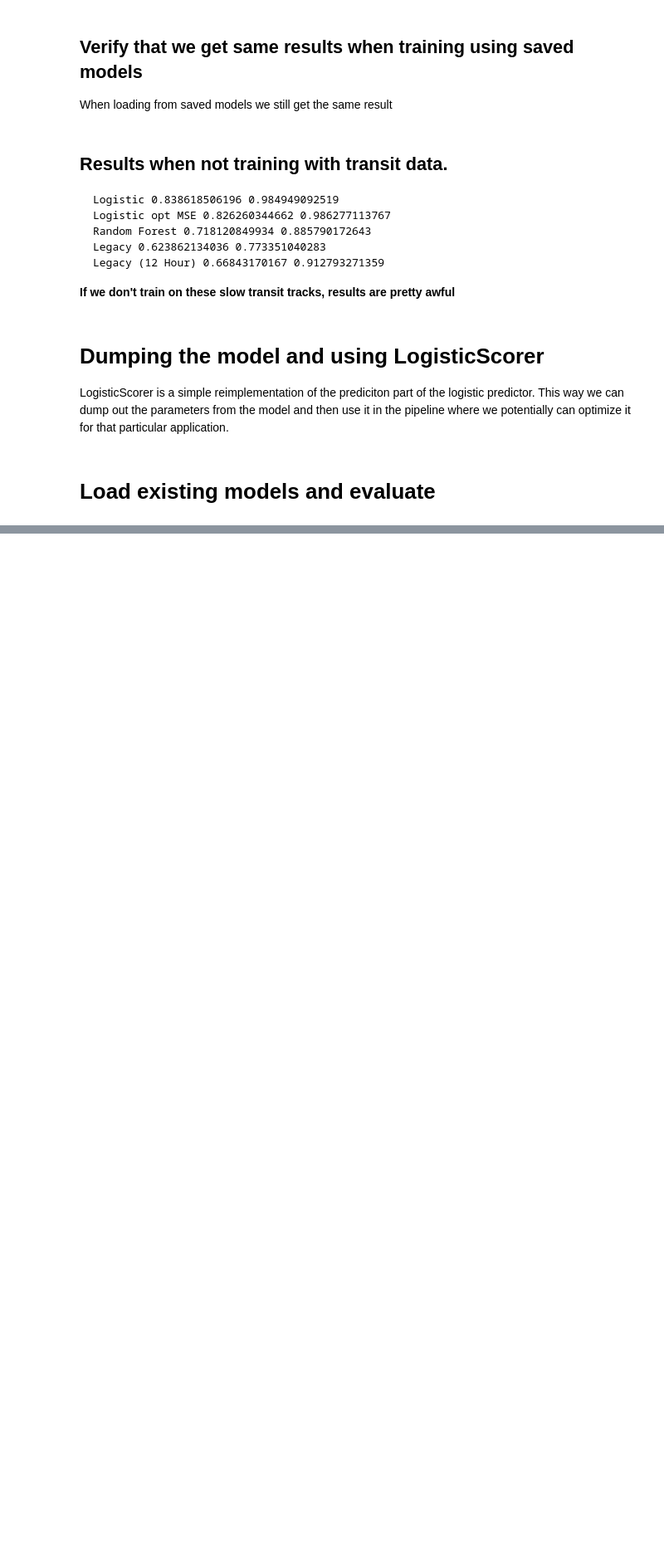
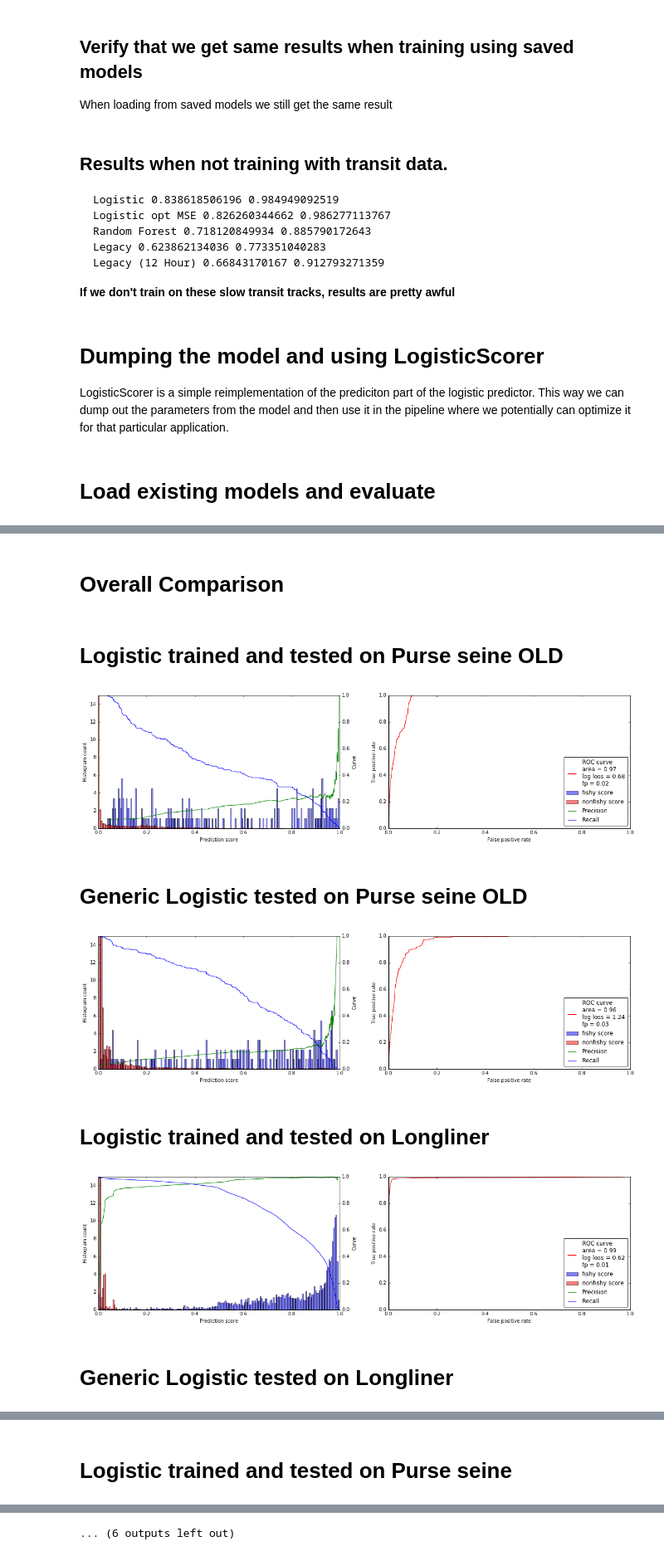
Before and after one commit to marketler/GFW_vessel_scoring, a Jupyter notebook: Compare_single_models.ipynb, the cells around one changed output, grey strips where cells are left out. Shown at 83% size. Drawn from its saved outputs; the diff is of its cells as text; code cells hidden in the pictures; blank space fills up the shorter version.

```diff
--- a/Compare_single_models.ipynb
+++ b/Compare_single_models.ipynb
@@ -221,4 +221,5 @@ for name, mdl in loaded_models.iteritems():
 
     generic_model = loaded_models[name.split("--")[0]]
 
-    evaluate_model(generic_model, test_data, name="Generic %s tested on " % (method, dataname))
+    evaluate_model(generic_model, test_data, name="Generic %s tested on %s" % (method, dataname))
+# %% [output]
@@ -224,0 +240,8 @@ for name, mdl in loaded_models.iteritems():
+Overall Comparison
+Logistic trained and tested on Purse seine OLD
+[figure, added]
+Generic Logistic tested on Purse seine OLD
+[figure, added]
+Logistic trained and tested on Longliner
+[figure, added]
+Generic Logistic tested on Longliner
@@ -224,0 +249 @@ for name, mdl in loaded_models.iteritems():
+Logistic trained and tested on Purse seine
@@ -224,0 +251 @@ for name, mdl in loaded_models.iteritems():
+... (6 outputs left out)
```
Also changed, not shown: parts of 1 cell of this notebook, 13 other files.
